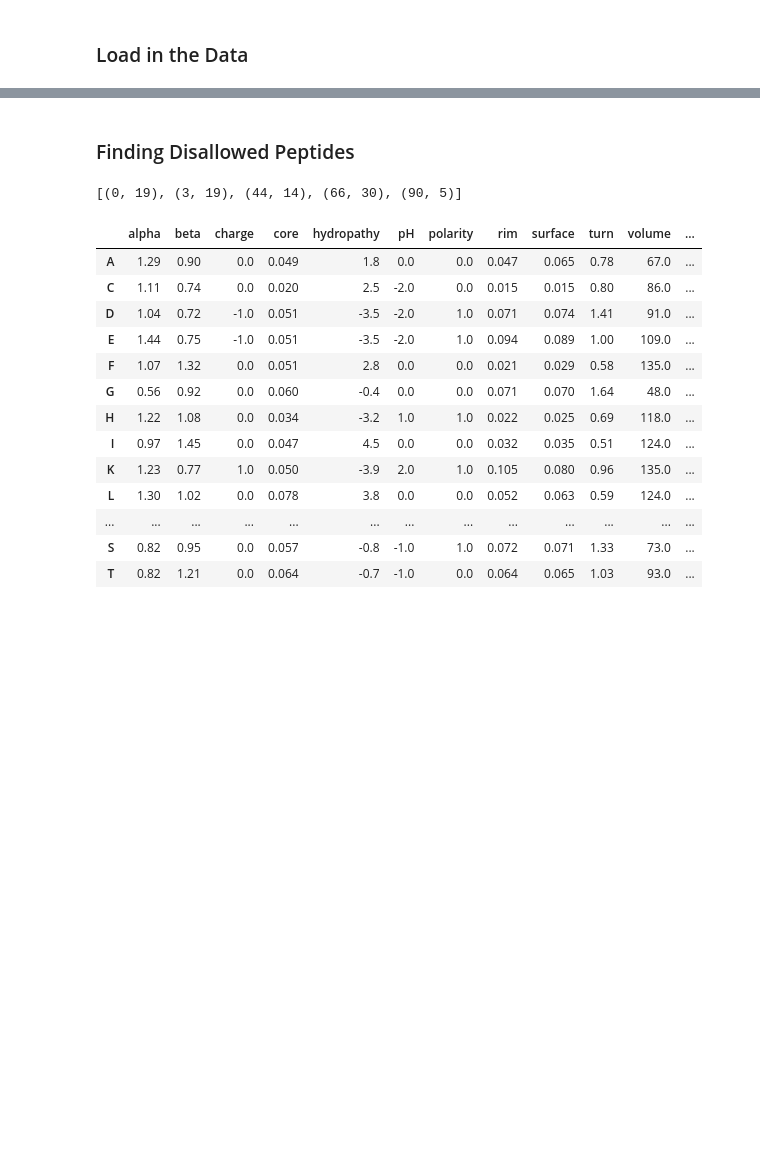
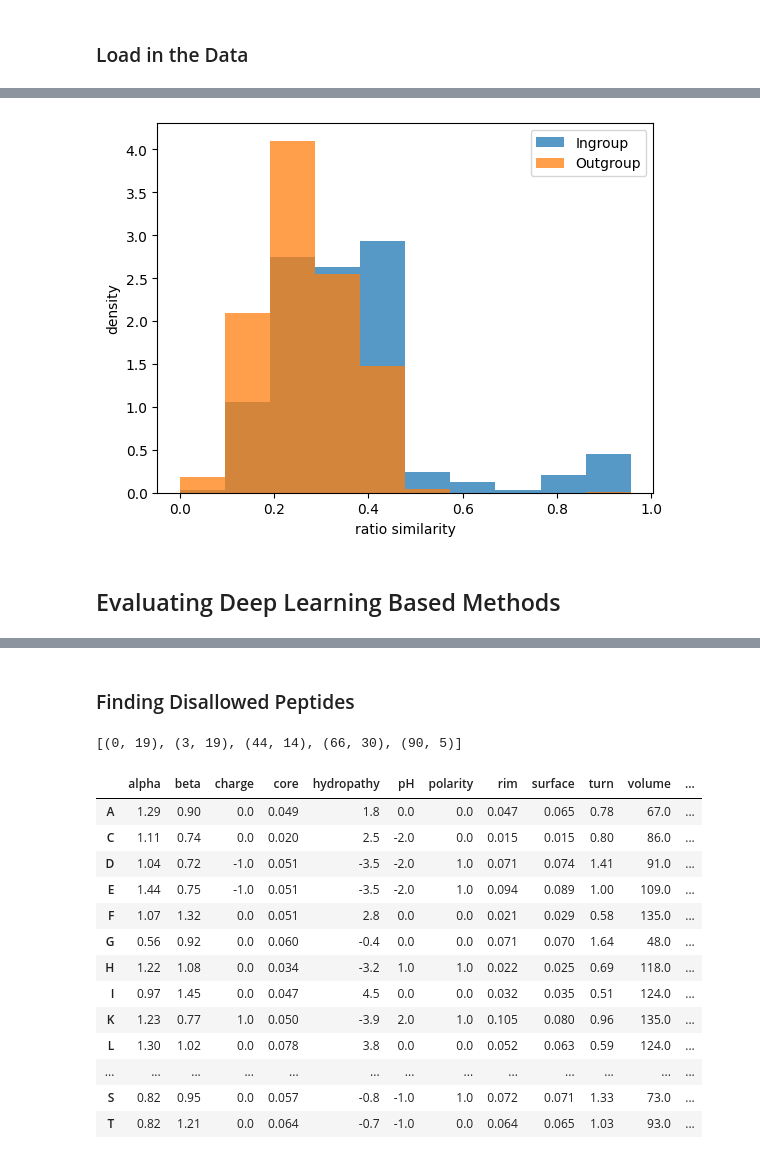
Before and after one commit to pirl-unc/ace, a Jupyter notebook: notebooks/sequence_properties.ipynb, the cells around one changed output, grey strips where cells are left out. Drawn from its saved outputs; the diff is of its cells as text; code cells hidden in the pictures; blank space fills up the shorter version.

```diff
--- a/notebooks/sequence_properties.ipynb
+++ b/notebooks/sequence_properties.ipynb
@@ -385,0 +232,13 @@ plt.show()
+# %%
+sim = 'ratio'
+ingroup_sims, outgroup_sims = get_similarities(data_df2, n=100, similarity=sim)
+plt.hist(ingroup_sims, alpha=0.75, density=True, label='Ingroup')
+plt.hist(outgroup_sims, alpha=0.75, density=True, label='Outgroup')
+plt.xlabel(f'{sim} similarity')
+plt.ylabel('density')
+plt.legend()
+plt.show()
+# %% [output]
+[figure, added]
+# %% [markdown]
+## Evaluating Deep Learning Based Methods
```
Also changed, not shown: parts of 77 cells of this notebook, 6 other files.
